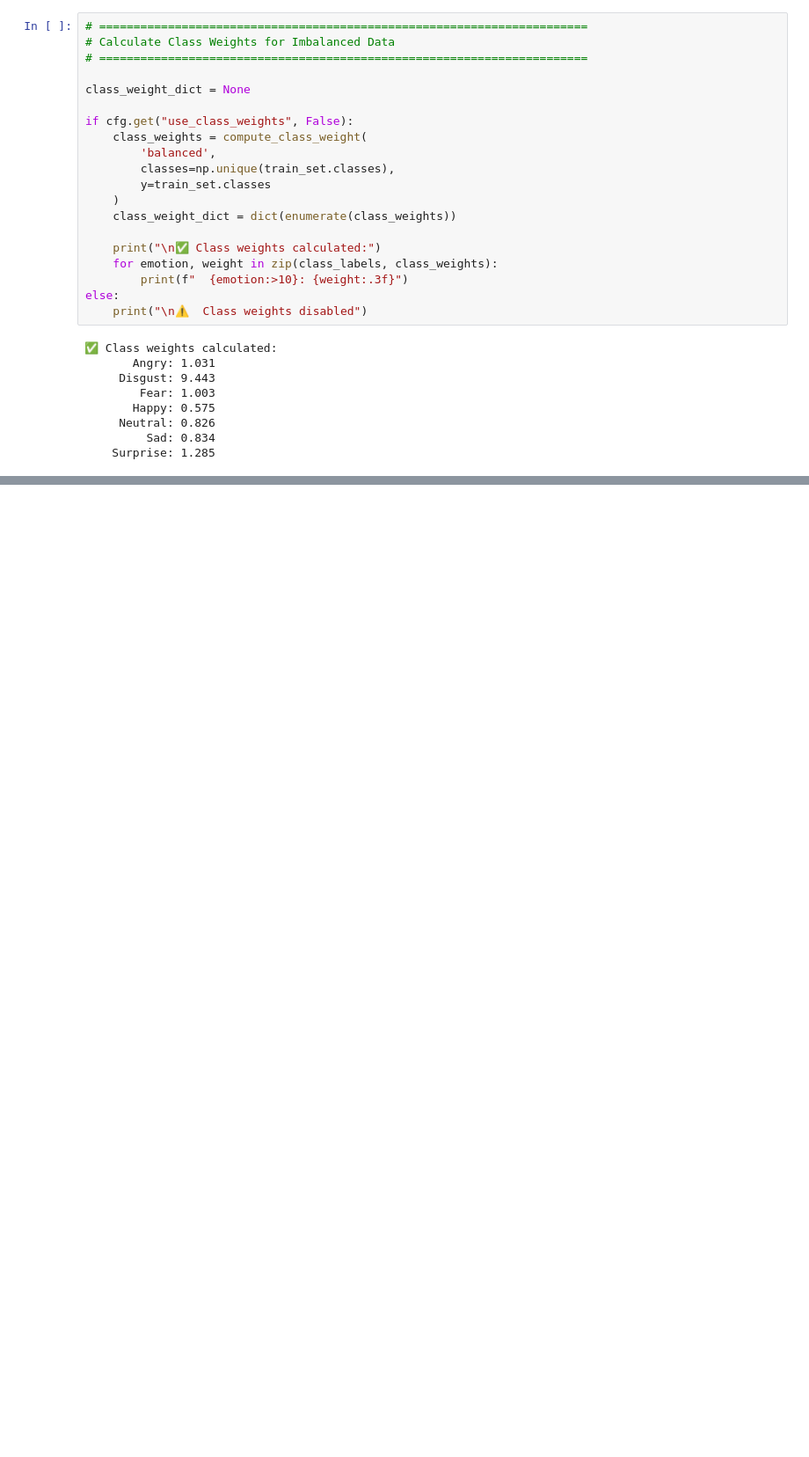
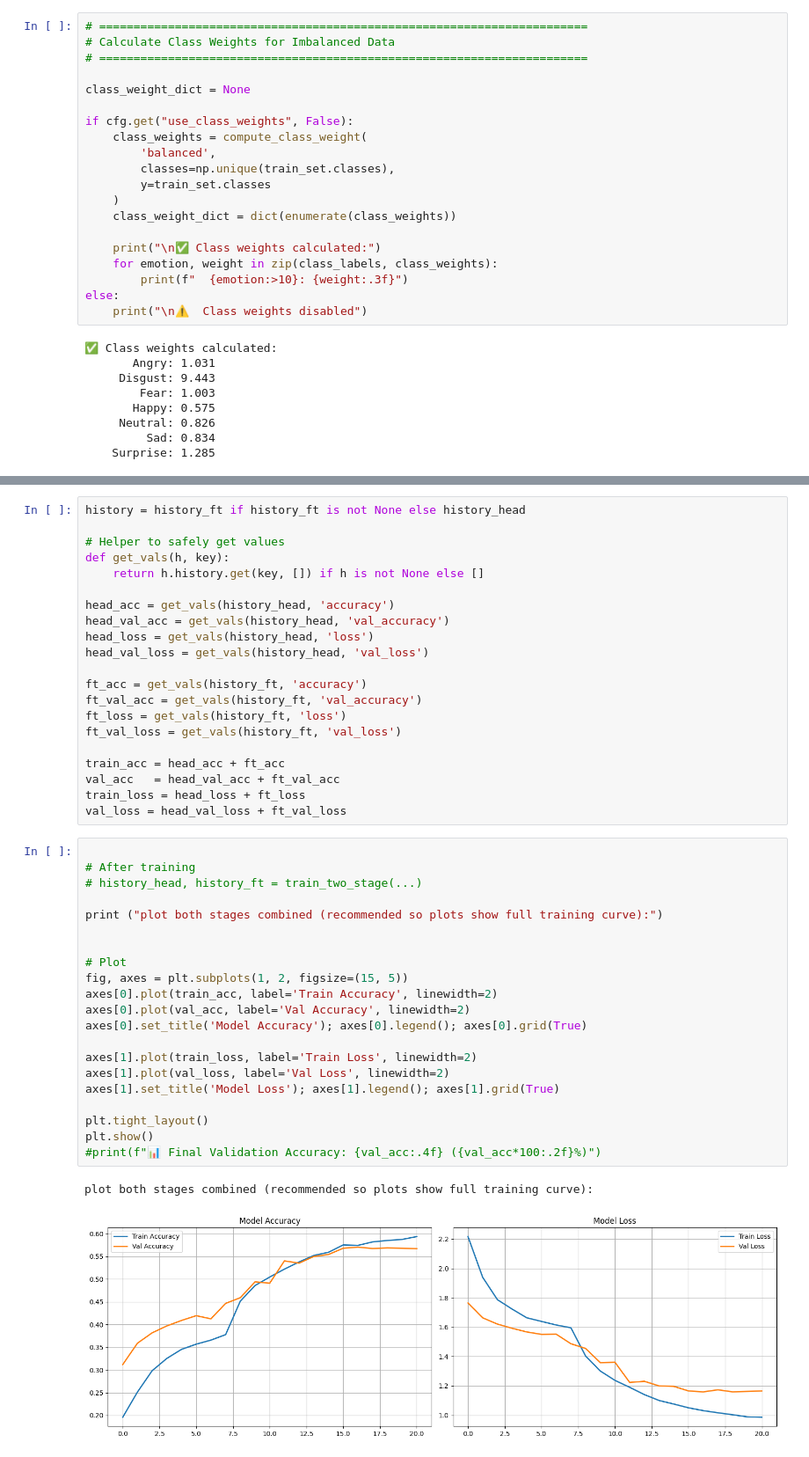
Before and after one commit to frankletsbe/IAT_Deeplearning, a Jupyter notebook: Project/tuned-model.ipynb, the cells around one changed output, grey strips where cells are left out. Shown at 88% size. Cells and saved outputs as stored; diff of their text form; blank space fills up the shorter version.

```diff
--- a/Project/tuned-model.ipynb
+++ b/Project/tuned-model.ipynb
@@ -590,3 +776,48 @@ Restoring model weights from the end of the best epoch: 23.
+# %%
+history = history_ft if history_ft is not None else history_head
+
+# Helper to safely get values
+def get_vals(h, key):
+    return h.history.get(key, []) if h is not None else []
+
+head_acc = get_vals(history_head, 'accuracy')
+head_val_acc = get_vals(history_head, 'val_accuracy')
+head_loss = get_vals(history_head, 'loss')
+head_val_loss = get_vals(history_head, 'val_loss')
+
+ft_acc = get_vals(history_ft, 'accuracy')
+ft_val_acc = get_vals(history_ft, 'val_accuracy')
+ft_loss = get_vals(history_ft, 'loss')
+ft_val_loss = get_vals(history_ft, 'val_loss')
+
+train_acc = head_acc + ft_acc
+val_acc   = head_val_acc + ft_val_acc
+train_loss = head_loss + ft_loss
+val_loss = head_val_loss + ft_val_loss
+# %%
+
+# After training
+# history_head, history_ft = train_two_stage(...)
+
+print ("plot both stages combined (recommended so plots show full training curve):")
+
+
+# Plot
+fig, axes = plt.subplots(1, 2, figsize=(15, 5))
+axes[0].plot(train_acc, label='Train Accuracy', linewidth=2)
+axes[0].plot(val_acc, label='Val Accuracy', linewidth=2)
+axes[0].set_title('Model Accuracy'); axes[0].legend(); axes[0].grid(True)
+
+axes[1].plot(train_loss, label='Train Loss', linewidth=2)
+axes[1].plot(val_loss, label='Val Loss', linewidth=2)
+axes[1].set_title('Model Loss'); axes[1].legend(); axes[1].grid(True)
+
+plt.tight_layout()
+plt.show()
+#print(f"📊 Final Validation Accuracy: {val_acc:.4f} ({val_acc*100:.2f}%)")
+# %% [output]
+plot both stages combined (recommended so plots show full training curve):
+[figure, added]
 # %%
 # =======================================================================
 # Training History Visualization
```
Also changed, not shown: parts of 25 cells of this notebook.
